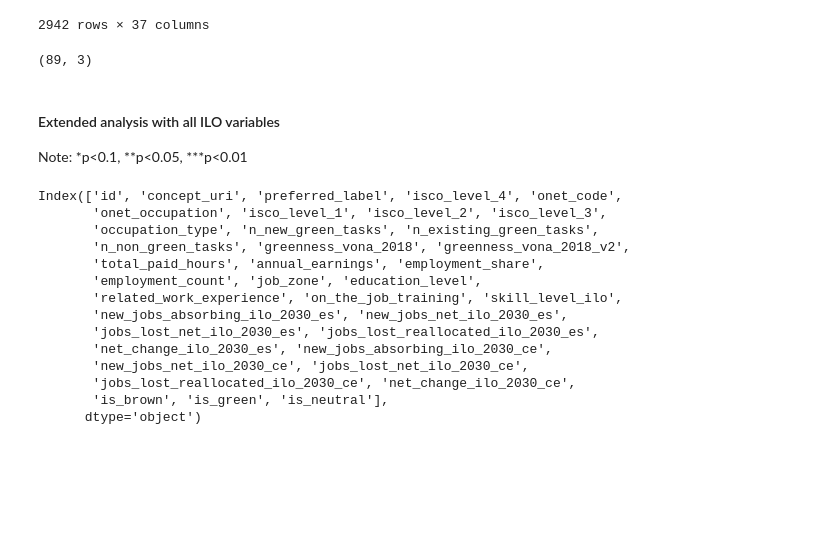
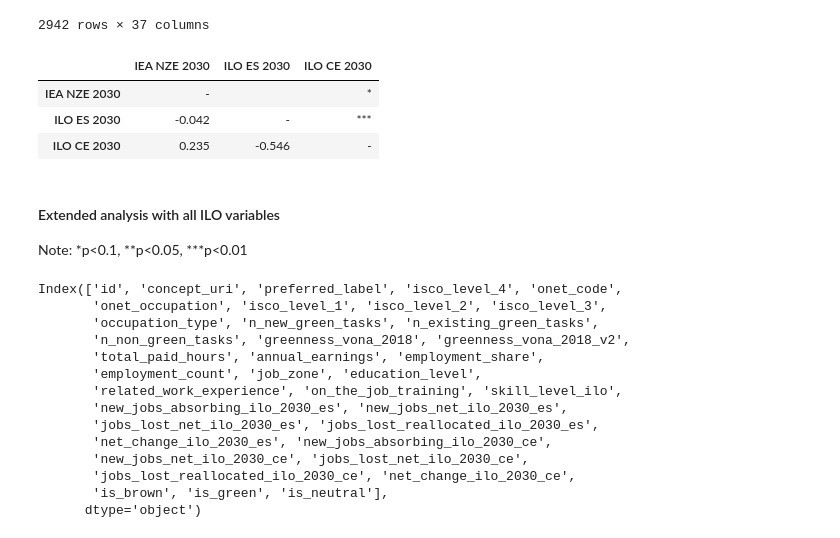
Before and after one commit to derpyninja/rejet, a Jupyter notebook: notebooks/15-fz-iea-scenario.ipynb, the cells around one changed output. Saved outputs shown, nothing was run; the diff lists cells and outputs as text; code cells hidden in the pictures; blank space fills up the shorter version.

```diff
--- a/notebooks/15-fz-iea-scenario.ipynb
+++ b/notebooks/15-fz-iea-scenario.ipynb
@@ -385,10 +339,13 @@ names2 = {
     "net_change_ilo_2030_ce": "ILO CE 2030"
 }
 df_merged = df_merged.rename(columns=names2)
-# %%
-df_merged.shape
-# %% [output]
-(89, 3)
+# %%
+df_merged.rcorr(method="pearson")
+# %% [output]
+|  | IEA NZE 2030 | ILO ES 2030 | ILO CE 2030 |
+| IEA NZE 2030 | - |  | * |
+| ILO ES 2030 | -0.042 | - | *** |
+| ILO CE 2030 | 0.235 | -0.546 | - |
 # %%
 import pingouin as pg
 
```
Also changed, not shown: parts of 7 cells of this notebook, 23 other files.
